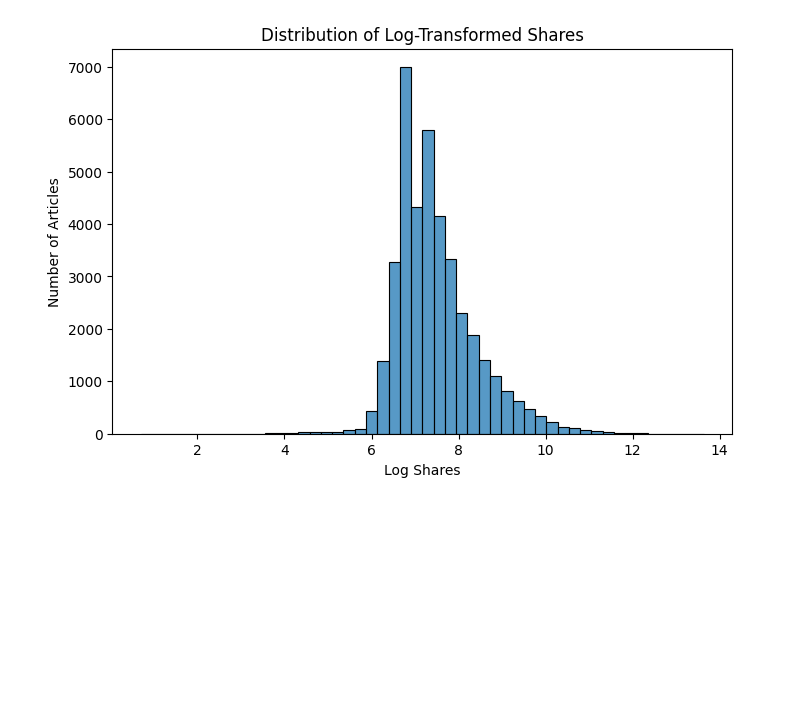
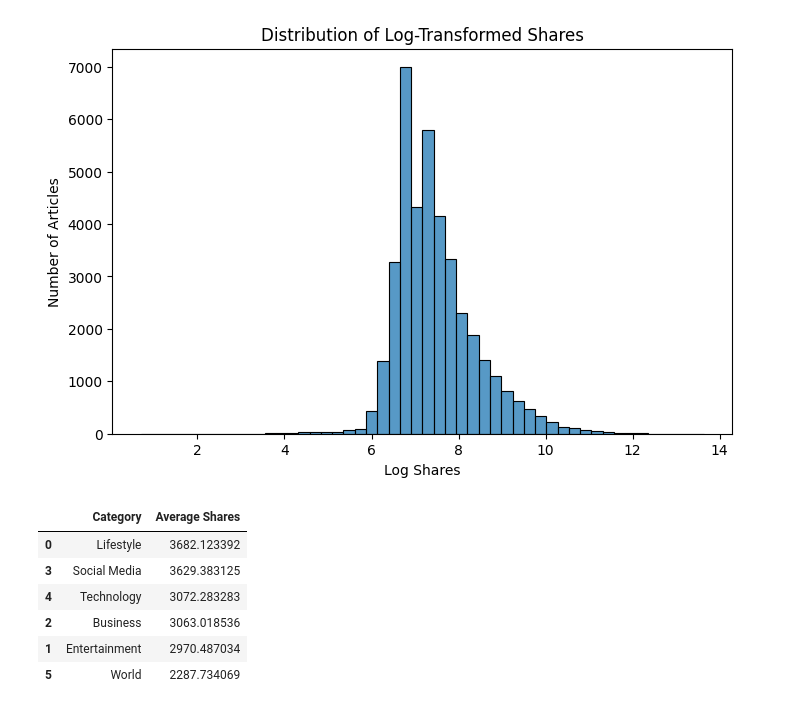
Before and after one commit to dd4real2k/online-news-popularity-prediction, a Jupyter notebook: notebooks/03_eda_visualisation.ipynb, the cells around one changed output. Saved outputs shown, nothing was run; the diff lists cells and outputs as text; code cells hidden in the pictures; blank space fills up the shorter version.

```diff
--- a/notebooks/03_eda_visualisation.ipynb
+++ b/notebooks/03_eda_visualisation.ipynb
@@ -35,3 +35,42 @@ plt.ylabel("Number of Articles")
 plt.show()
 # %% [output]
 [figure]
+# %%
+# Average shares by article category
+category_cols = [
+    "data_channel_is_lifestyle",
+    "data_channel_is_entertainment",
+    "data_channel_is_bus",
+    "data_channel_is_socmed",
+    "data_channel_is_tech",
+    "data_channel_is_world"
+]
+
+category_names = [
+    "Lifestyle",
+    "Entertainment",
+    "Business",
+    "Social Media",
+    "Technology",
+    "World"
+]
+
+category_avg = {}
+
+for col, name in zip(category_cols, category_names):
+    category_avg[name] = df[df[col] == 1]["shares"].mean()
+
+category_avg_df = pd.DataFrame({
+    "Category": category_avg.keys(),
+    "Average Shares": category_avg.values()
+}).sort_values(by="Average Shares", ascending=False)
+
+category_avg_df
+# %% [output]
+|  | Category | Average Shares |
+| 0 | Lifestyle | 3682.123392 |
+| 3 | Social Media | 3629.383125 |
+| 4 | Technology | 3072.283283 |
+| 2 | Business | 3063.018536 |
+| 1 | Entertainment | 2970.487034 |
+| 5 | World | 2287.734069 |
```
Also changed, not shown: parts of 1 cell of this notebook.
